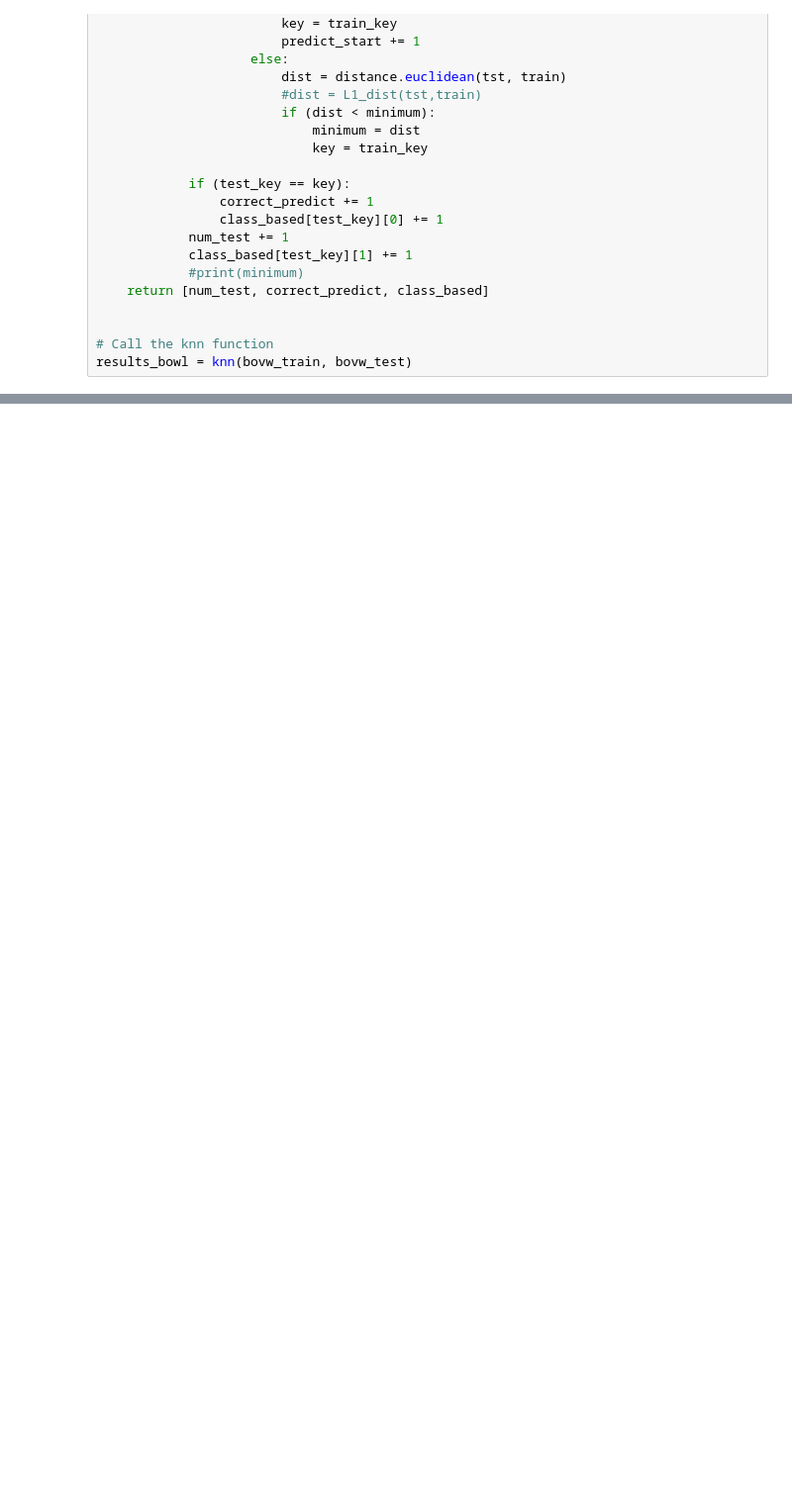
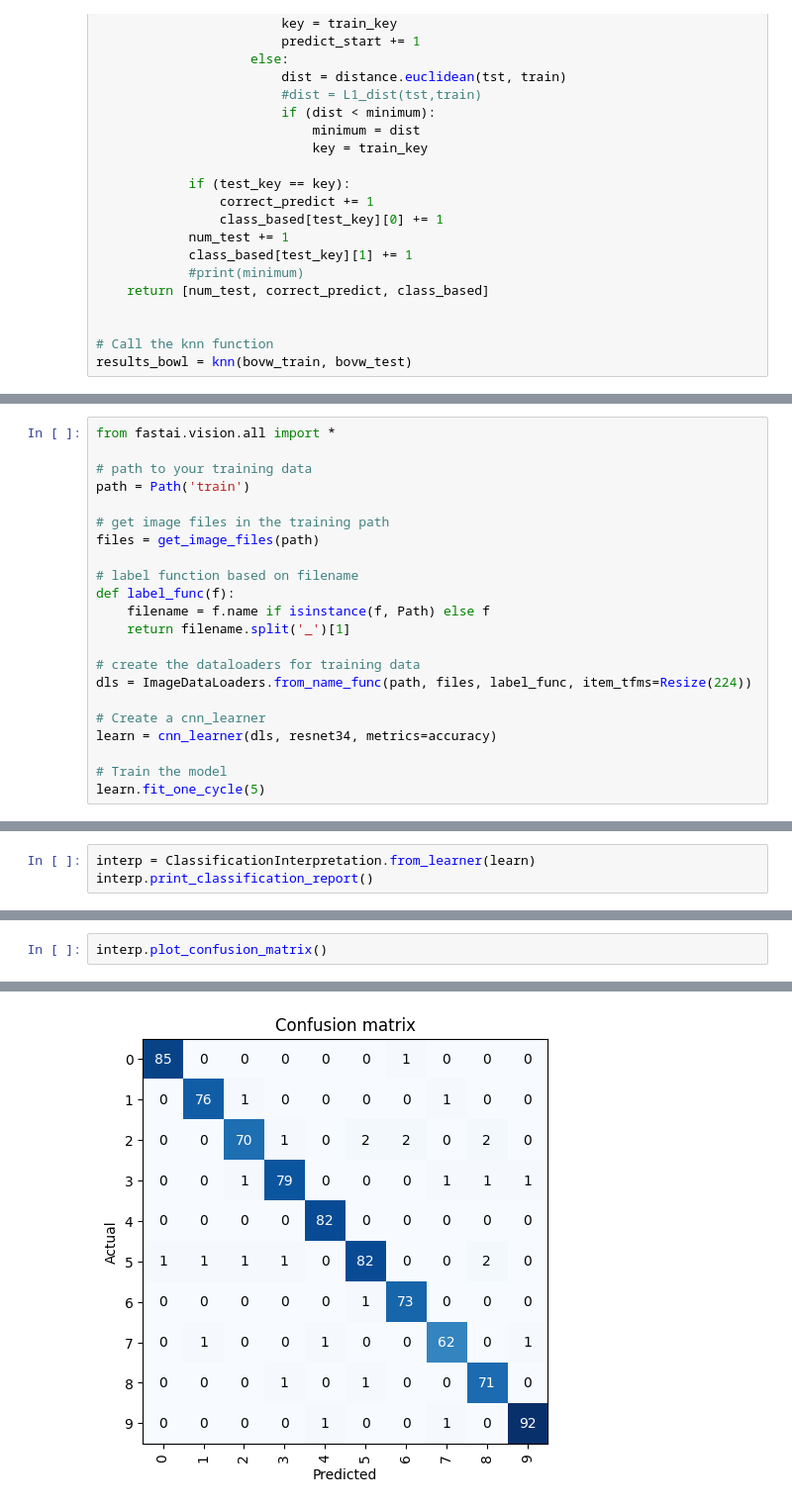
Before and after one commit to KarthikKaravatt/MPAssignment, a Jupyter notebook: Assignment.ipynb, the cells around one changed output, grey strips where cells are left out. Shown at 99% size. Cells and saved outputs as stored; diff of their text form; blank space fills up the shorter version.

```diff
--- a/Assignment.ipynb
+++ b/Assignment.ipynb
@@ -805,0 +828,22 @@ Class based accuracies:
+# %%
+from fastai.vision.all import *
+
+# path to your training data
+path = Path('train')
+
+# get image files in the training path
+files = get_image_files(path)
+
+# label function based on filename
+def label_func(f):
+    filename = f.name if isinstance(f, Path) else f
+    return filename.split('_')[1]
+
+# create the dataloaders for training data
+dls = ImageDataLoaders.from_name_func(path, files, label_func, item_tfms=Resize(224))
+
+# Create a cnn_learner
+learn = cnn_learner(dls, resnet34, metrics=accuracy)
+
+# Train the model
+learn.fit_one_cycle(5)
@@ -805,0 +852,3 @@ Class based accuracies:
+# %%
+interp = ClassificationInterpretation.from_learner(learn)
+interp.print_classification_report()
@@ -805,0 +874,3 @@ Class based accuracies:
+# %%
+interp.plot_confusion_matrix()
+# %% [output]
@@ -805,0 +878 @@ Class based accuracies:
+[figure, added]
```
Also changed, not shown: parts of 9 cells of this notebook.
